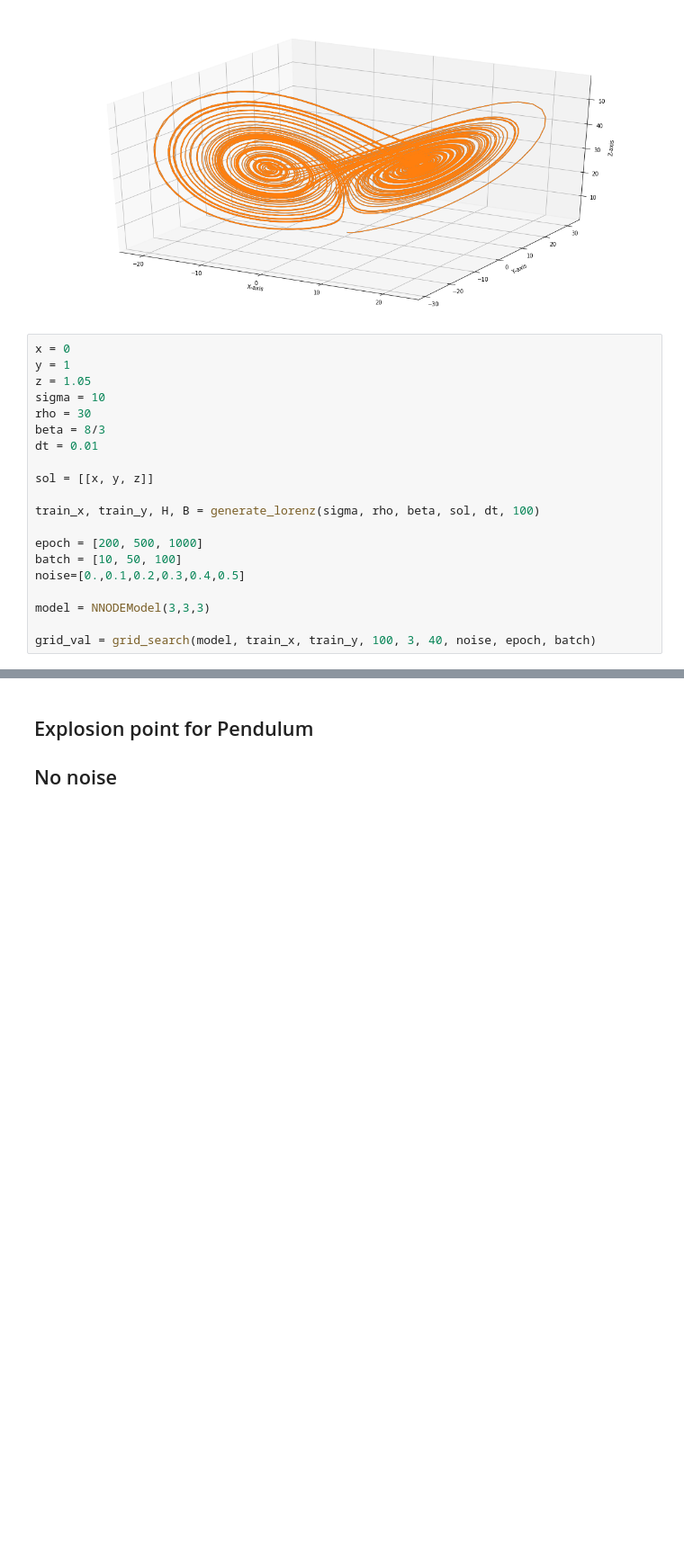
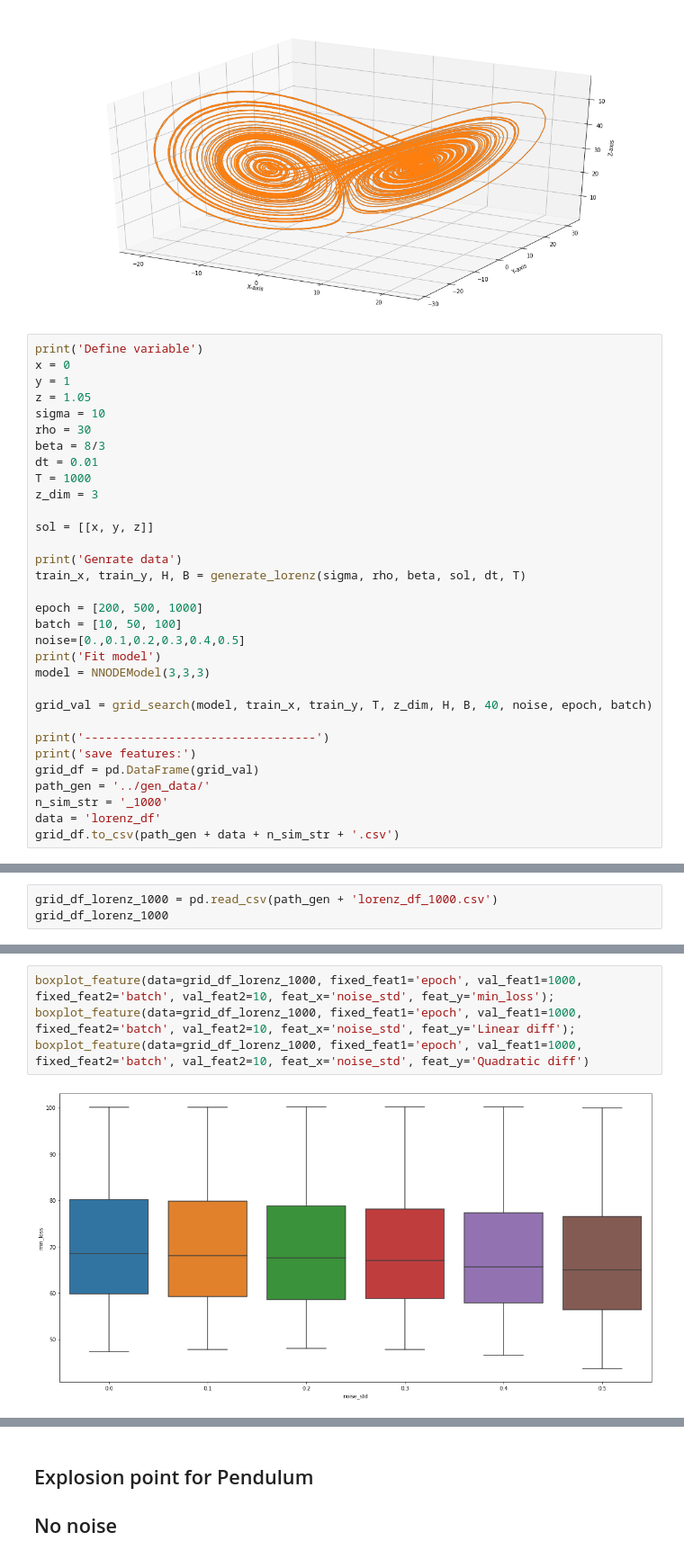
Before and after one commit to KennethThNg/Semester-project-dynamical-system-learning, a Jupyter notebook: NoiseODETestLayer.ipynb, the cells around one changed output, grey strips where cells are left out. Shown: that part at 90% size. Drawn from its saved outputs; the diff is of its cells as text; blank space fills up the shorter version.

```diff
--- a/NoiseODETestLayer.ipynb
+++ b/NoiseODETestLayer.ipynb
@@ -536,6 +402,7 @@ plt.show()
 # %% [output]
 [figure]
 # %%
+print('Define variable')
 x = 0
 y = 1
 z = 1.05
@@ -543,16 +410,27 @@ sigma = 10
 rho = 30
 beta = 8/3
 dt = 0.01
+T = 1000
+z_dim = 3
 
 sol = [[x, y, z]]
 
-train_x, train_y, H, B = generate_lorenz(sigma, rho, beta, sol, dt, 100)
+print('Genrate data')
+train_x, train_y, H, B = generate_lorenz(sigma, rho, beta, sol, dt, T)
 
 epoch = [200, 500, 1000]
 batch = [10, 50, 100]
 noise=[0.,0.1,0.2,0.3,0.4,0.5]
-
+print('Fit model')
 model = NNODEModel(3,3,3)
 
-grid_val = grid_search(model, train_x, train_y, 100, 3, 40, noise, epoch, batch)
+grid_val = grid_search(model, train_x, train_y, T, z_dim, H, B, 40, noise, epoch, batch)
+
+print('---------------------------------')
+print('save features:')
+grid_df = pd.DataFrame(grid_val)
+path_gen = '../gen_data/'
+n_sim_str = '_1000'
+data = 'lorenz_df'
+grid_df.to_csv(path_gen + data + n_sim_str + '.csv')
 # %% [output]
@@ -598,0 +454,3 @@ ax = sns.boxplot(x="noise_std", y="min_loss", data=data_noise)
+# %%
+grid_df_lorenz_1000 = pd.read_csv(path_gen + 'lorenz_df_1000.csv')
+grid_df_lorenz_1000
@@ -598,0 +471,6 @@ ax = sns.boxplot(x="noise_std", y="min_loss", data=data_noise)
+# %%
+boxplot_feature(data=grid_df_lorenz_1000, fixed_feat1='epoch', val_feat1=1000, fixed_feat2='batch', val_feat2=10, feat_x='noise_std', feat_y='min_loss');
+boxplot_feature(data=grid_df_lorenz_1000, fixed_feat1='epoch', val_feat1=1000, fixed_feat2='batch', val_feat2=10, feat_x='noise_std', feat_y='Linear diff');
+boxplot_feature(data=grid_df_lorenz_1000, fixed_feat1='epoch', val_feat1=1000, fixed_feat2='batch', val_feat2=10, feat_x='noise_std', feat_y='Quadratic diff')
+# %% [output]
+[figure, added]
```
Also changed, not shown: parts of 38 cells of this notebook.
